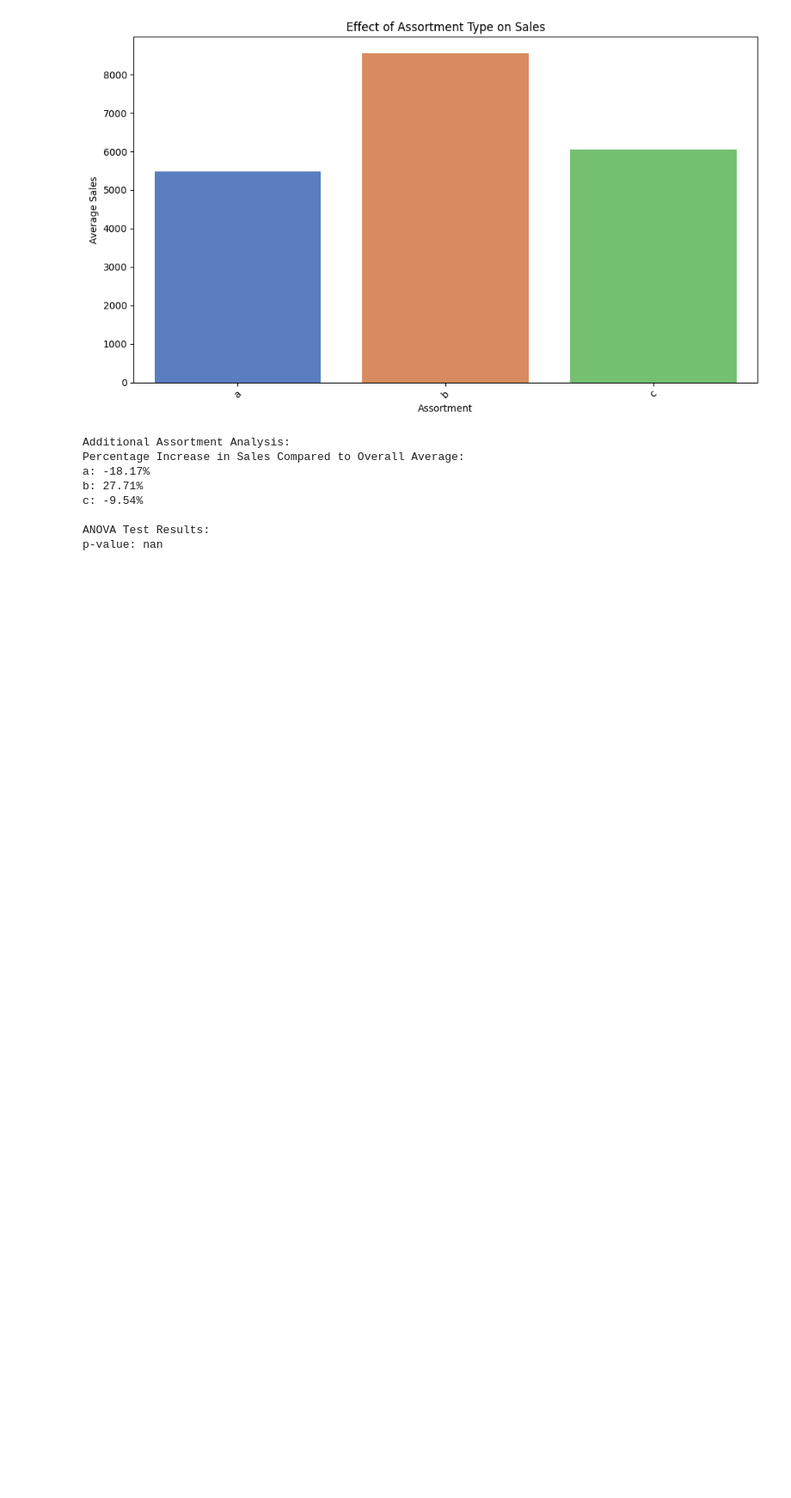
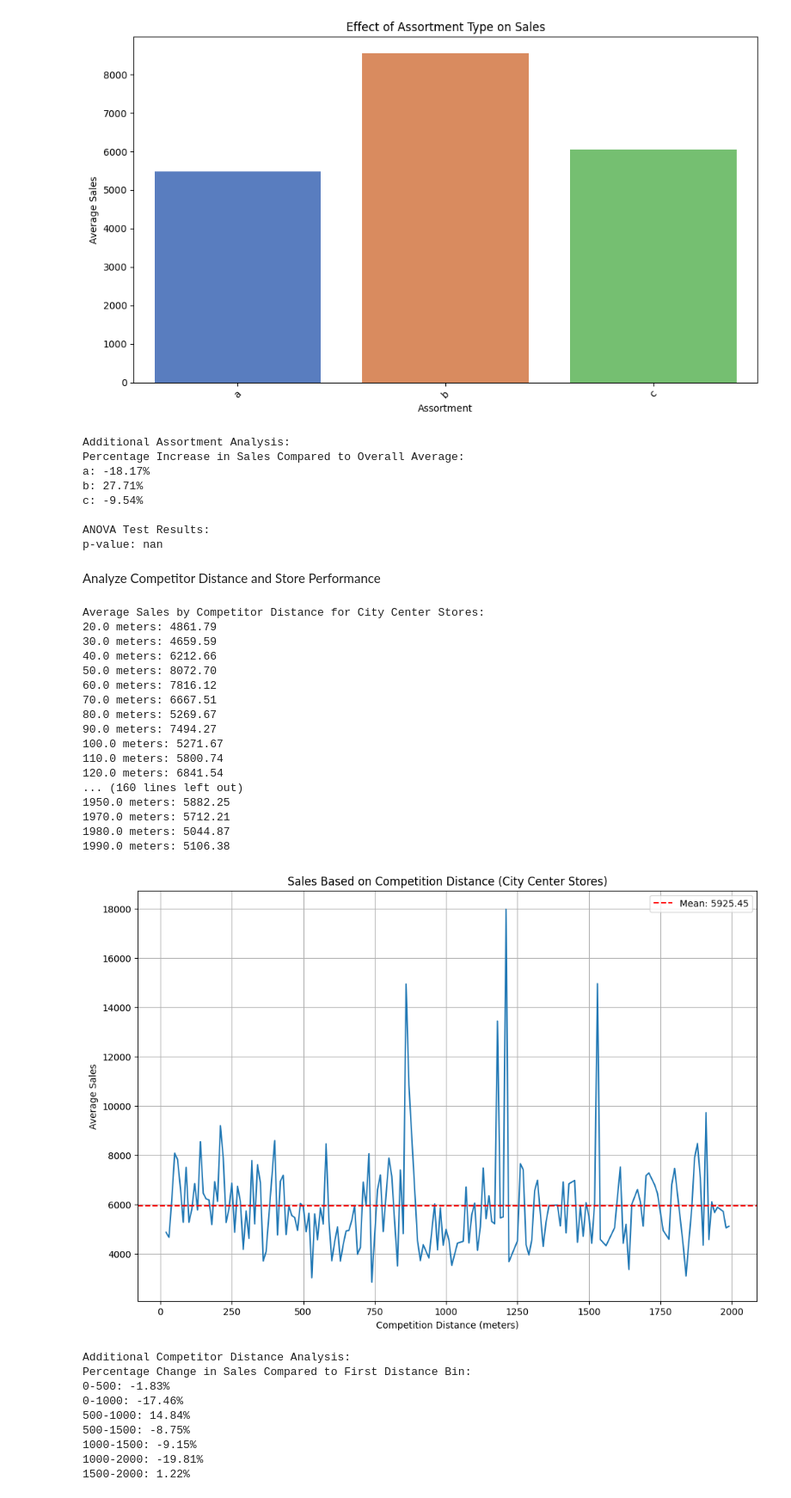
Before and after one commit to Birkity/Rossmann-forecastSales-, a Jupyter notebook: notebooks/task_1.ipynb, the cells around one changed output. Shown: that part at 86% size. Saved outputs shown, nothing was run; the diff lists cells and outputs as text; code cells hidden in the pictures; blank space fills up the shorter version.

Commit message:
Analyzed and plotted effect of competitor distance on city center store sales

```diff
--- a/notebooks/task_1.ipynb
+++ b/notebooks/task_1.ipynb
@@ -590,3 +590,81 @@ c: -9.54%
 
 ANOVA Test Results:
 p-value: nan
+# %% [markdown]
+Analyze Competitor Distance and Store Performance
+# %%
+city_center_stores = train_merged[train_merged['Store'].isin(
+    store_data[(store_data['CompetitionDistance'] < 2000)]['Store'])]
+
+city_center_competitor_sales = city_center_stores.groupby('CompetitionDistance')['Sales'].mean()
+
+print("\nAverage Sales by Competitor Distance for City Center Stores:")
+for distance, avg_sales in city_center_competitor_sales.items():
+    print(f"{distance} meters: {avg_sales:.2f}")
+
+logging.info('Analyzed average sales based on competitor distance for city center stores.')
+
+
+plt.figure(figsize=(12,8))
+sns.lineplot(x=city_center_competitor_sales.index, y=city_center_competitor_sales.values)
+plt.title('Sales Based on Competition Distance (City Center Stores)')
+plt.xlabel('Competition Distance (meters)')
+plt.ylabel('Average Sales')
+plt.grid(True)
+plt.axhline(y=city_center_competitor_sales.mean(), color='r', linestyle='--', label=f'Mean: {city_center_competitor_sales.mean():.2f}')
+plt.legend()
+plt.show()
+
+logging.info('Plotted effect of competitor distance on city center store sales.')
+
+
+print("\nAdditional Competitor Distance Analysis:")
+
+
+distance_bins = pd.cut(city_center_competitor_sales.index, bins=[0, 500, 1000, 1500, 2000])
+percentage_change = {}
+
+for i in range(len(distance_bins) - 1):
+    lower_bound = distance_bins[i].left
+    upper_bound = distance_bins[i+1].right
+
+    if i == 0:
+        percentage_change[f'{lower_bound}-{upper_bound}'] = ((city_center_competitor_sales.iloc[i+1] - city_center_competitor_sales.iloc[i]) / city_center_competitor_sales.iloc[i] * 100).round(2)
+    else:
+        percentage_change[f'{lower_bound}-{upper_bound}'] = ((city_center_competitor_sales.iloc[i+1] - city_center_competitor_sales.iloc[i]) / city_center_competitor_sales.iloc[i] * 100).round(2)
+
+print("Percentage Change in Sales Compared to First Distance Bin:")
+for bin, percent_change in percentage_change.items():
+    print(f"{bin}: {percent_change}%")
+
+
+
+logging.info('Completed additional competitor distance analysis.')
+# %% [output]
+Average Sales by Competitor Distance for City Center Stores:
+20.0 meters: 4861.79
+30.0 meters: 4659.59
+40.0 meters: 6212.66
+50.0 meters: 8072.70
+60.0 meters: 7816.12
+70.0 meters: 6667.51
+80.0 meters: 5269.67
+90.0 meters: 7494.27
+100.0 meters: 5271.67
+110.0 meters: 5800.74
+120.0 meters: 6841.54
+... (160 lines left out)
+1950.0 meters: 5882.25
+1970.0 meters: 5712.21
+1980.0 meters: 5044.87
+1990.0 meters: 5106.38
+[figure, added]
+Additional Competitor Distance Analysis:
+Percentage Change in Sales Compared to First Distance Bin:
+0-500: -1.83%
+0-1000: -17.46%
+500-1000: 14.84%
+500-1500: -8.75%
+1000-1500: -9.15%
+1000-2000: -19.81%
+1500-2000: 1.22%
```
Also changed, not shown: 1 other file.
